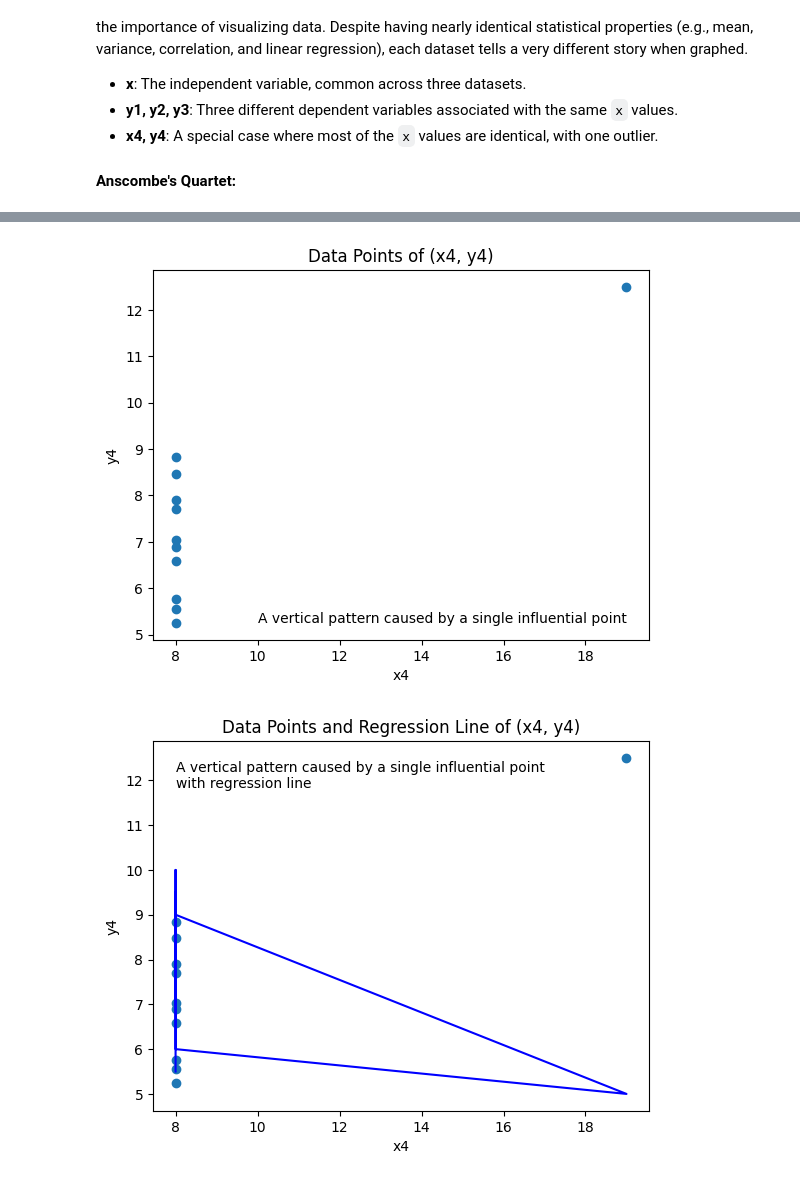
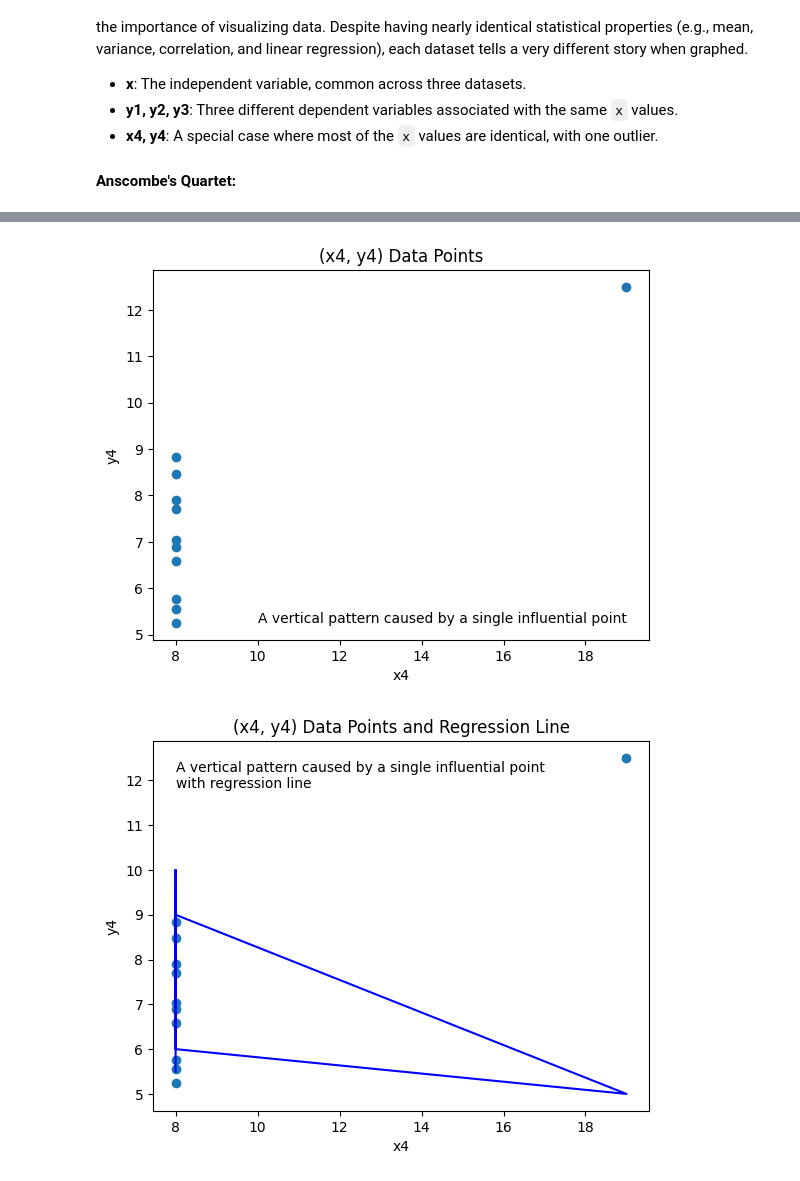
Before and after one commit to kamangirkhan/Data110, a Jupyter notebook: ArashNateghian_data110_week2_sp25.ipynb, the cells around one changed output, grey strips where cells are left out. Drawn from its saved outputs; the diff is of its cells as text; code cells hidden in the pictures.

```diff
--- a/ArashNateghian_data110_week2_sp25.ipynb
+++ b/ArashNateghian_data110_week2_sp25.ipynb
@@ -191,23 +191,23 @@ plt.show()
 plt.scatter(x4, y4)
 plt.xlabel('x4')
 plt.ylabel('y4')
-plt.title('Data Points of (x4, y4)')
+plt.title('(x4, y4) Data Points')
 plt.text(max(x) -4, min(y1) +1, s="A vertical pattern caused by a single influential point")
 plt.show()
 # %% [output]
-[figure, old version]
+[figure, new version]
 # %%
 # Calculate the slope (m) and intercept (b) of the line using np.polyfit
 m, b = np.polyfit(x4, y4, 1)
 regression_line = m * np.array(x) + b
 
 plt.scatter(x4, y4)
 plt.plot(x4, regression_line,color='blue')
 plt.xlabel('x4')
 plt.ylabel('y4')
-plt.title('Data Points and Regression Line of (x4, y4)')
+plt.title('(x4, y4) Data Points and Regression Line')
 plt.text(min(x) +4, max(y1) +1, s="A vertical pattern caused by a single influential point\n"
 "with regression line")
 plt.show()
 # %% [output]
-[figure, old version]
+[figure, new version]
```
Also changed, not shown: parts of 6 cells of this notebook.
